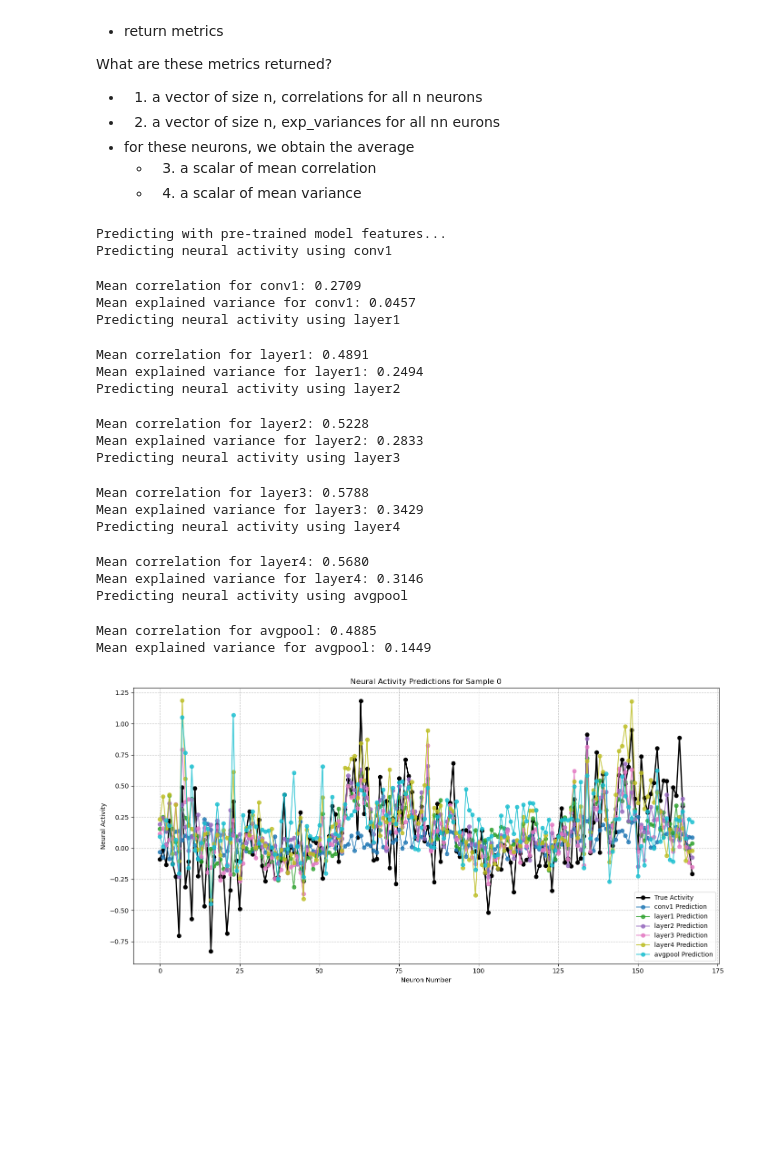
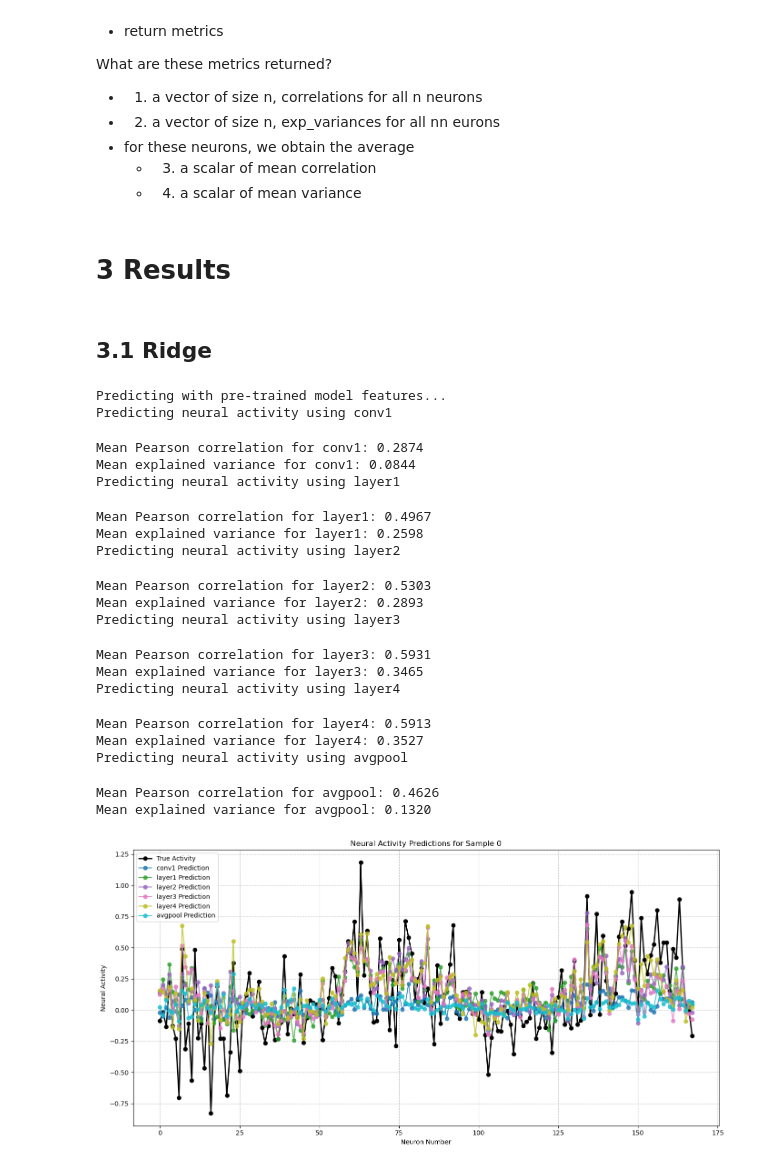
Before and after one commit to ZyLiao-0011/NX414, a Jupyter notebook: week6-pretrained.ipynb, the cells around one changed output. Drawn from its saved outputs; the diff is of its cells as text; code cells hidden in the pictures; blank space fills up the shorter version.

```diff
--- a/week6-pretrained.ipynb
+++ b/week6-pretrained.ipynb
@@ -367,10 +378,7 @@ def extract_features(model, stimulus, batch_size=128):
 
                 # Flatten
                 if len(layer_act.shape) > 2:
-                    if layer_name == 'avgpool':
-                        layer_act = layer_act.reshape(layer_act.shape[0], -1)
-                    else:
-                        layer_act = layer_act.reshape(layer_act.shape[0], -1)
+                    layer_act = layer_act.reshape(layer_act.shape[0], -1)
 
                 layer_activations.append(layer_act)
 
@@ -436,4 +444,4 @@ def apply_pca_to_features(train_features, val_features, n_components=1000):
 
     return train_pcs, val_pcs
 # %%
-need_to_extract_pca
+need_to_extract_pca = False
@@ -520,7 +526,9 @@ from sklearn.linear_model import LinearRegression
 from sklearn.metrics import explained_variance_score
 from tqdm import tqdm
 # %%
-def predict_neural_activity(layer_pcs_train, layer_pcs_val, y_train, y_val, sample_to_plot=0):
+from sklearn.linear_model import Ridge
+
+def predict_neural_activity(layer_pcs_train, layer_pcs_val, y_train, y_val, regressor="Linear", alpha=1.0, sample_to_plot=0):
     layer_metrics = {}
     sample_predictions = {}
 
@@ -542,16 +550,22 @@ def predict_neural_activity(layer_pcs_train, layer_pcs_val, y_train, y_val, samp
         sample_neuron_predictions = []  # Store predictions for all neurons for a specific sample
 
         for neuron in tqdm(range(y_train.shape[1]), desc=f"Training models for {layer_name}"):
-            # Train linear regression
-            lr = LinearRegression()
+            # Choose regressor based on parameter
+            if regressor == "Linear":
+                lr = LinearRegression()
+            elif regressor == "Ridge":
+                lr = Ridge(alpha=alpha)
+            else:
+                raise ValueError(f"Unsupported regressor: {regressor}")
+
             lr.fit(X_train_pcs, y_train[:, neuron])
 
             # Predict on validation set
             y_pred = lr.predict(X_val_pcs)
             y_true = y_val[:, neuron]
 
-            # Calculate correlation and explained variance
-            correlation = np.corrcoef(y_pred, y_true)[0, 1]
+            # Calculate Pearson correlation coefficient and explained variance
+            correlation = np.corrcoef(y_pred, y_true)[0, 1]  # Pearson correlation coefficient
             exp_var = explained_variance_score(y_true, y_pred)
 
             correlations.append(correlation)
@@ -569,7 +583,7 @@ def predict_neural_activity(layer_pcs_train, layer_pcs_val, y_train, y_val, samp
 
         sample_predictions[layer_name] = np.array(sample_neuron_predictions)
 
-        print(f"Mean correlation for {layer_name}: {np.mean(correlations):.4f}")
+        print(f"Mean Pearson correlation for {layer_name}: {np.mean(correlations):.4f}")
         print(f"Mean explained variance for {layer_name}: {np.mean(exp_variances):.4f}")
 
 
@@ -599,34 +613,38 @@ def predict_neural_activity(layer_pcs_train, layer_pcs_val, y_train, y_val, samp
     plt.show()
 
     return layer_metrics
+# %% [markdown]
+# 3 Results
+# %% [markdown]
+## 3.1 Ridge
 # %%
 if my_model == "pretrained":
     print("Predicting with pre-trained model features...")
-    layer_metrics = predict_neural_activity(pretrained_pcs_train, pretrained_pcs_val, y_train, y_val)
+    layer_metrics = predict_neural_activity(pretrained_pcs_train, pretrained_pcs_val, y_train, y_val, regressor="Ridge", alpha=300000)
 else:
     print("Predicting with randomly initialized model features...")
-    layer_metrics = predict_neural_activity(random_pcs_train, random_pcs_val, y_train, y_val)
+    layer_metrics = predict_neural_activity(random_pcs_train, random_pcs_val, y_train, y_val, regressor="Ridge", alpha=300000)
 # %% [output]
 Predicting with pre-trained model features...
 Predicting neural activity using conv1
-Mean correlation for conv1: 0.2709
-Mean explained variance for conv1: 0.0457
+Mean Pearson correlation for conv1: 0.2874
+Mean explained variance for conv1: 0.0844
 Predicting neural activity using layer1
-Mean correlation for layer1: 0.4891
-Mean explained variance for layer1: 0.2494
+Mean Pearson correlation for layer1: 0.4967
+Mean explained variance for layer1: 0.2598
 Predicting neural activity using layer2
-Mean correlation for layer2: 0.5228
-Mean explained variance for layer2: 0.2833
+Mean Pearson correlation for layer2: 0.5303
+Mean explained variance for layer2: 0.2893
 Predicting neural activity using layer3
-Mean correlation for layer3: 0.5788
-Mean explained variance for layer3: 0.3429
+Mean Pearson correlation for layer3: 0.5931
+Mean explained variance for layer3: 0.3465
 Predicting neural activity using layer4
-Mean correlation for layer4: 0.5680
-Mean explained variance for layer4: 0.3146
+Mean Pearson correlation for layer4: 0.5913
+Mean explained variance for layer4: 0.3527
 Predicting neural activity using avgpool
-Mean correlation for avgpool: 0.4885
-Mean explained variance for avgpool: 0.1449
+Mean Pearson correlation for avgpool: 0.4626
+Mean explained variance for avgpool: 0.1320
-[figure, old version]
+[figure, new version]
 # %%
 def plot_layer_metrics(my_model, layer_metrics, metric='exp_variances'):
     # Calculate mean metrics for each layer
```
Also changed, not shown: parts of 16 cells of this notebook.
